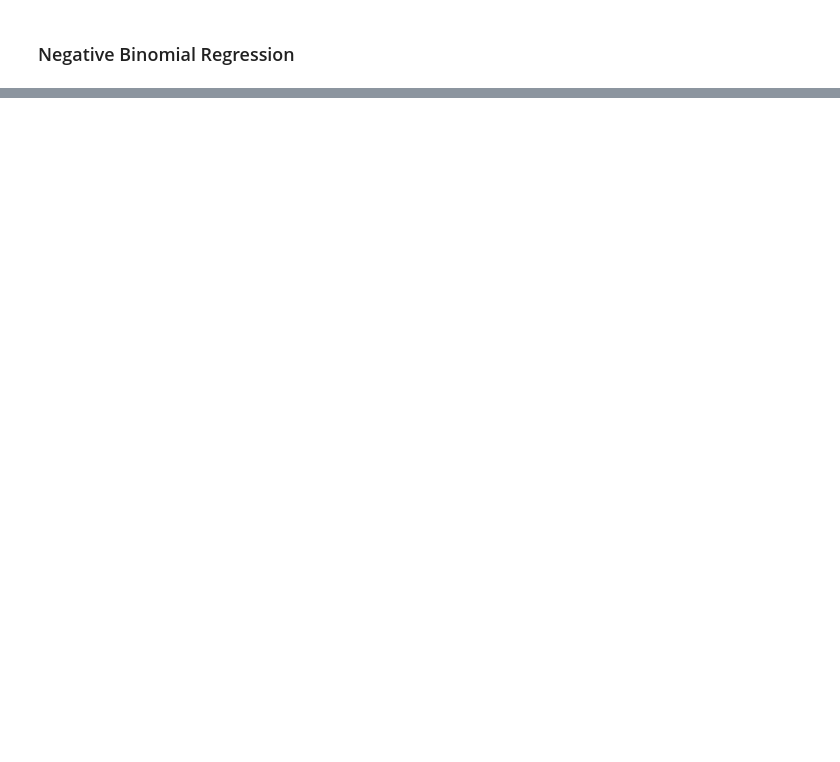
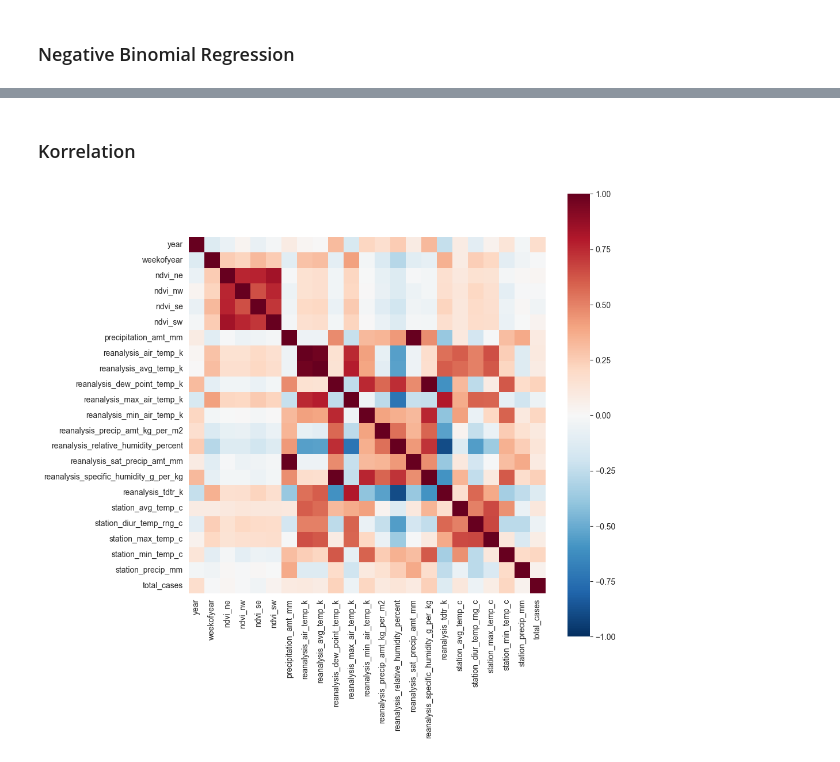
Before and after one commit to LinksMusic/predicitive-analytics, a Jupyter notebook: dengue_fever_prediction.ipynb, the cells around one changed output, grey strips where cells are left out. Saved outputs shown, nothing was run; the diff lists cells and outputs as text; code cells hidden in the pictures; blank space fills up the shorter version.

```diff
--- a/dengue_fever_prediction.ipynb
+++ b/dengue_fever_prediction.ipynb
@@ -215,9 +214,11 @@ outlier_boxplot(df_sj_ignored)
 # %% [markdown]
 ### Korrelierende Daten
 # %%
-def correlation_matrix(df):
+def correlation_matrix(df,df_goal,col_list,annotation):
+    df_corr = df[col_list].copy()
+    df_corr['total_cases'] = df_goal['total_cases'].copy()
     plt.figure(figsize=[10,10])
-    sns.heatmap(df.corr(),square=True, vmin=-1, vmax=1,
-                center=0, cmap='RdBu_r', annot=True)
+    sns.heatmap(df_corr.corr(numeric_only=True),square=True, vmin=-1, vmax=1,
+                center=0, cmap='RdBu_r', annot=annotation)
     plt.show()
 # %%
@@ -575,0 +622,6 @@ Negative Werte deuten auf einer nicht-linearen Beziehung zwischen ausgewählten
+# %% [markdown]
+### Korrelation
+# %%
+correlation_matrix(df_iq_train,df_iq_labels,df_iq_train.columns.tolist(),False)
+# %% [output]
+[figure, added]
```
Also changed, not shown: parts of 70 cells of this notebook.
